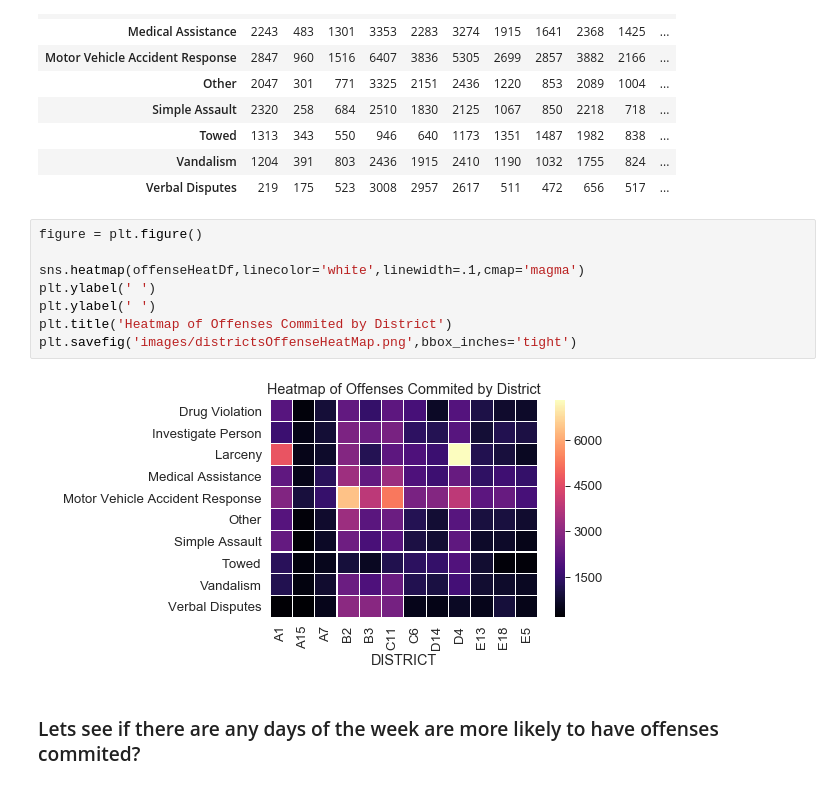
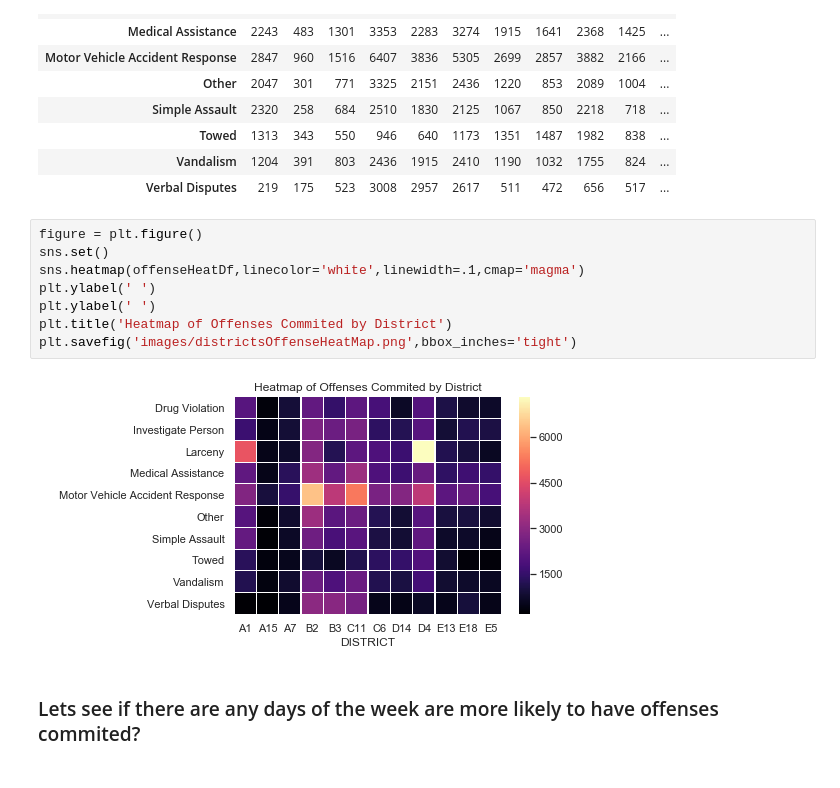
Before and after one commit to SpacePatroller/Boston_Crime_Data, a Jupyter notebook: Crime Data EDA.ipynb, the cells around one changed output. Cells and saved outputs as stored; diff of their text form.

```diff
--- a/Crime Data EDA.ipynb
+++ b/Crime Data EDA.ipynb
@@ -226,14 +226,14 @@ offenseHeatDf
 | Verbal Disputes | 219 | 175 | 523 | 3008 | 2957 | 2617 | 511 | 472 | 656 | 517 | ... |
 # %%
 figure = plt.figure()
-
+sns.set()
 sns.heatmap(offenseHeatDf,linecolor='white',linewidth=.1,cmap='magma')
 plt.ylabel(' ')
 plt.ylabel(' ')
 plt.title('Heatmap of Offenses Commited by District')
 plt.savefig('images/districtsOffenseHeatMap.png',bbox_inches='tight')
 # %% [output]
-[figure, old version]
+[figure, new version]
 # %% [markdown]
 ### Lets see if there are any days of the week are more likely to have offenses commited?
 # %%
```
Also changed, not shown: parts of 2 cells of this notebook, 3 other files.
